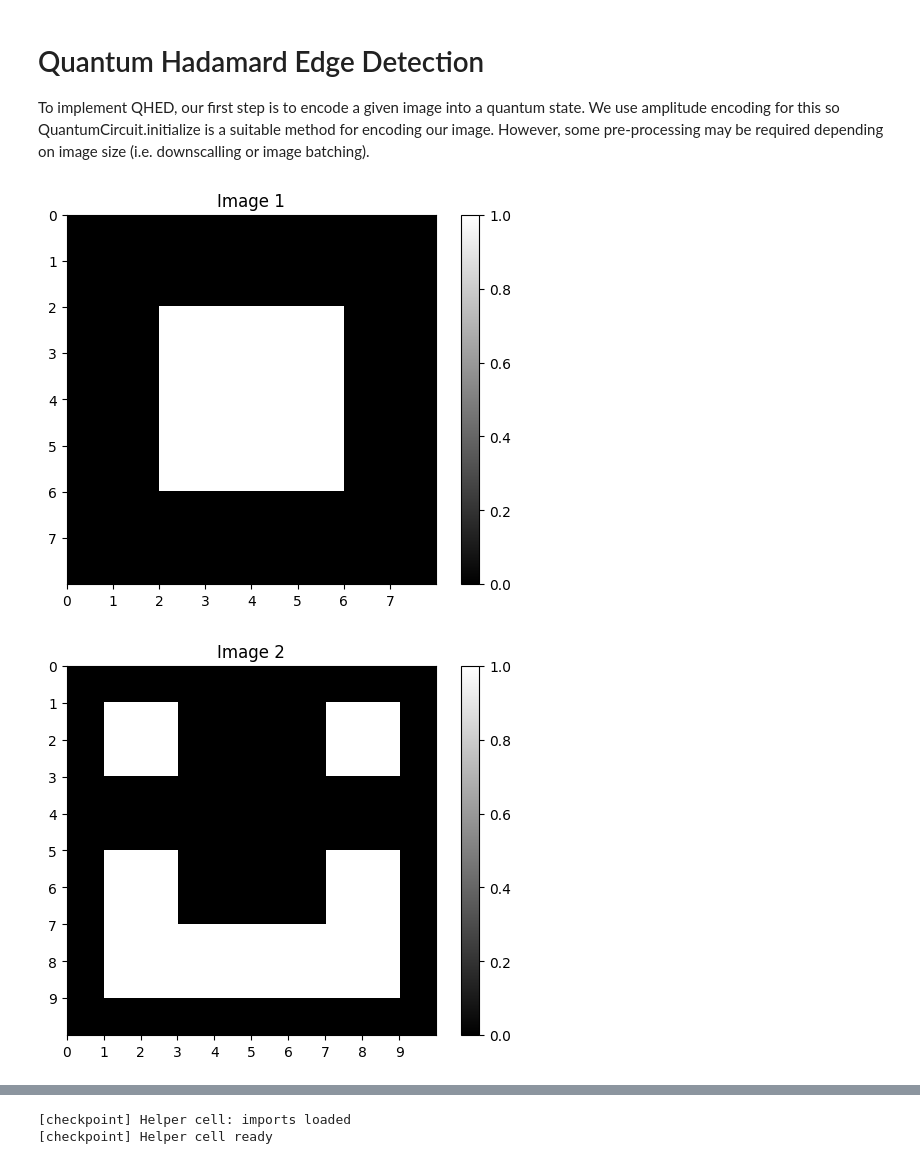
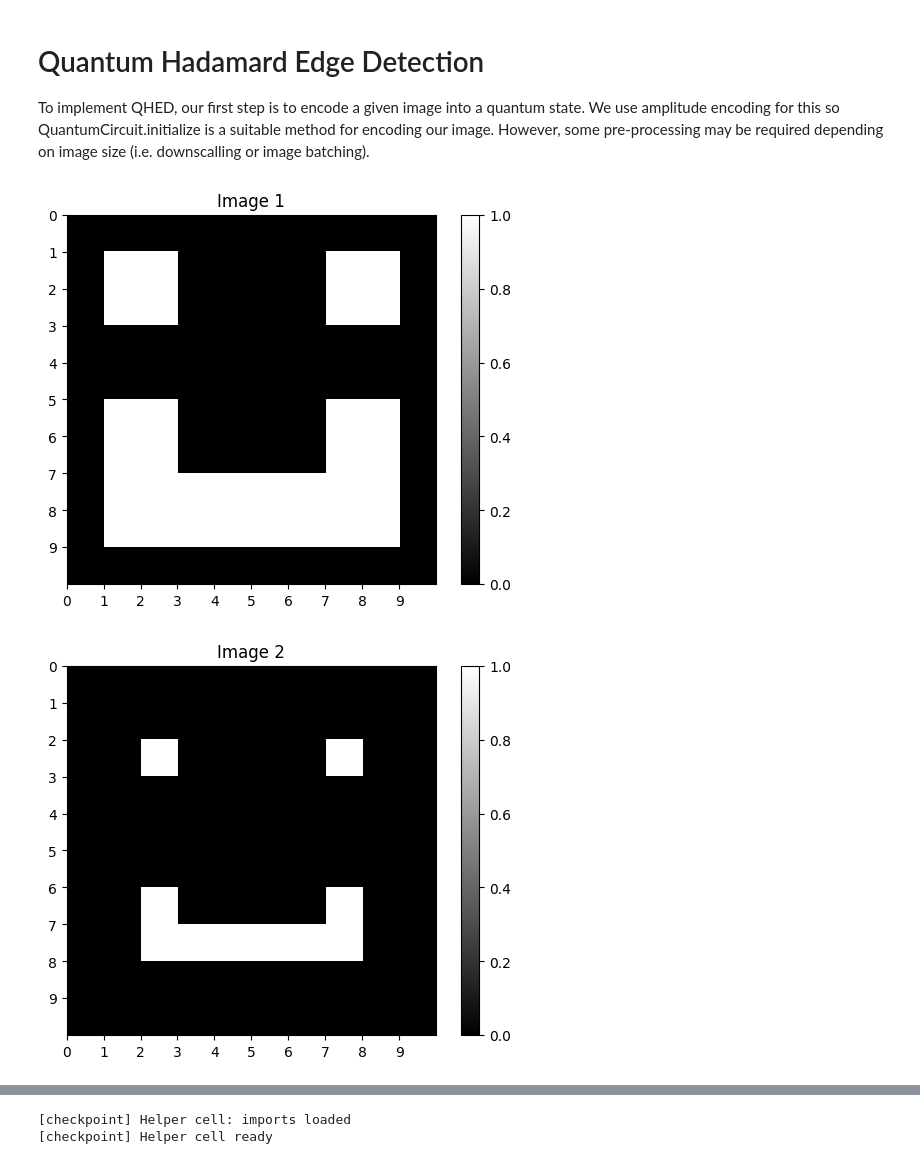
Before and after one commit to jjdcorke/Quantum-Edge-Detection---QIC890, a Jupyter notebook: QHED.ipynb, the cells around one changed output, grey strips where cells are left out. Cells and saved outputs as stored; diff of their text form; code cells hidden in the pictures.

```diff
--- a/QHED.ipynb
+++ b/QHED.ipynb
@@ -5,40 +5,32 @@ from QHED import *
 # Quantum Hadamard Edge Detection
 To implement QHED, our first step is to encode a given image into a quantum state. We use amplitude encoding for this so QuantumCircuit.initialize is a suitable method for encoding our image. However, some pre-processing may be required depending on image size (i.e. downscalling or image batching).
 # %%
-img1 = np.array([[0, 0, 0, 0, 0, 0, 0, 0],
-                [0, 0, 0, 0, 0, 0, 0, 0],
-                [0, 0, 1, 1, 1, 1, 0, 0],
-                [0, 0, 1, 1, 1, 1, 0, 0],
-                [0, 0, 1, 1, 1, 1, 0, 0],
-                [0, 0, 1, 1, 1, 1, 0, 0],
-                [0, 0, 0, 0, 0, 0, 0, 0],
-                [0, 0, 0, 0, 0, 0, 0, 0]])
+img1 = np.array([[0, 0, 0, 0, 0, 0, 0, 0, 0, 0],
+                 [0, 1, 1, 0, 0, 0, 0, 1, 1, 0],
+                 [0, 1, 1, 0, 0, 0, 0, 1, 1, 0],
+                 [0, 0, 0, 0, 0, 0, 0, 0, 0, 0],
+                 [0, 0, 0, 0, 0, 0, 0, 0, 0, 0],
+                 [0, 1, 1, 0, 0, 0, 0, 1, 1, 0],
+                 [0, 1, 1, 0, 0, 0, 0, 1, 1, 0],
+                 [0, 1, 1, 1, 1, 1, 1, 1, 1, 0],
+                 [0, 1, 1, 1, 1, 1, 1, 1, 1, 0],
+                 [0, 0, 0, 0, 0, 0, 0, 0, 0, 0]])
 
 img2 = np.array([[0, 0, 0, 0, 0, 0, 0, 0, 0, 0],
-                [0, 1, 1, 0, 0, 0, 0, 1, 1, 0],
-                [0, 1, 1, 0, 0, 0, 0, 1, 1, 0],
-                [0, 0, 0, 0, 0, 0, 0, 0, 0, 0],
-                [0, 0, 0, 0, 0, 0, 0, 0, 0, 0],
-                [0, 1, 1, 0, 0, 0, 0, 1, 1, 0],
-                [0, 1, 1, 0, 0, 0, 0, 1, 1, 0],
-                [0, 1, 1, 1, 1, 1, 1, 1, 1, 0],
-                [0, 1, 1, 1, 1, 1, 1, 1, 1, 0],
-                [0, 0, 0, 0, 0, 0, 0, 0, 0, 0]])
-
-img3 = np.array([[0, 0, 0, 0, 0, 0, 0, 0, 0, 0],
-                [0, 0, 0, 0, 0, 0, 0, 0, 0, 0],
-                [0, 0, 1, 0, 0, 0, 0, 1, 0, 0],
-                [0, 0, 0, 0, 0, 0, 0, 0, 0, 0],
-                [0, 0, 0, 0, 0, 0, 0, 0, 0, 0],
-                [0, 0, 0, 0, 0, 0, 0, 0, 0, 0],
-                [0, 0, 1, 0, 0, 0, 0, 1, 0, 0],
-                [0, 0, 1, 1, 1, 1, 1, 1, 0, 0],
-                [0, 0, 0, 0, 0, 0, 0, 0, 0, 0],
-                [0, 0, 0, 0, 0, 0, 0, 0, 0, 0]])
+                 [0, 0, 0, 0, 0, 0, 0, 0, 0, 0],
+                 [0, 0, 1, 0, 0, 0, 0, 1, 0, 0],
+                 [0, 0, 0, 0, 0, 0, 0, 0, 0, 0],
+                 [0, 0, 0, 0, 0, 0, 0, 0, 0, 0],
+                 [0, 0, 0, 0, 0, 0, 0, 0, 0, 0],
+                 [0, 0, 1, 0, 0, 0, 0, 1, 0, 0],
+                 [0, 0, 1, 1, 1, 1, 1, 1, 0, 0],
+                 [0, 0, 0, 0, 0, 0, 0, 0, 0, 0],
+                 [0, 0, 0, 0, 0, 0, 0, 0, 0, 0]])
+norm_img1 = normalize_image(img1)
+norm_img2 = normalize_image(img2)
 
 plot_image(img1, 'Image 1')
 plot_image(img2, 'Image 2')
-plot_image(img3, 'Image 3')
 # %% [output]
-[figure, old version]
+[figure, new version]
-[figure, old version]
+[figure, new version]
```
Also changed, not shown: parts of 6 cells of this notebook.
